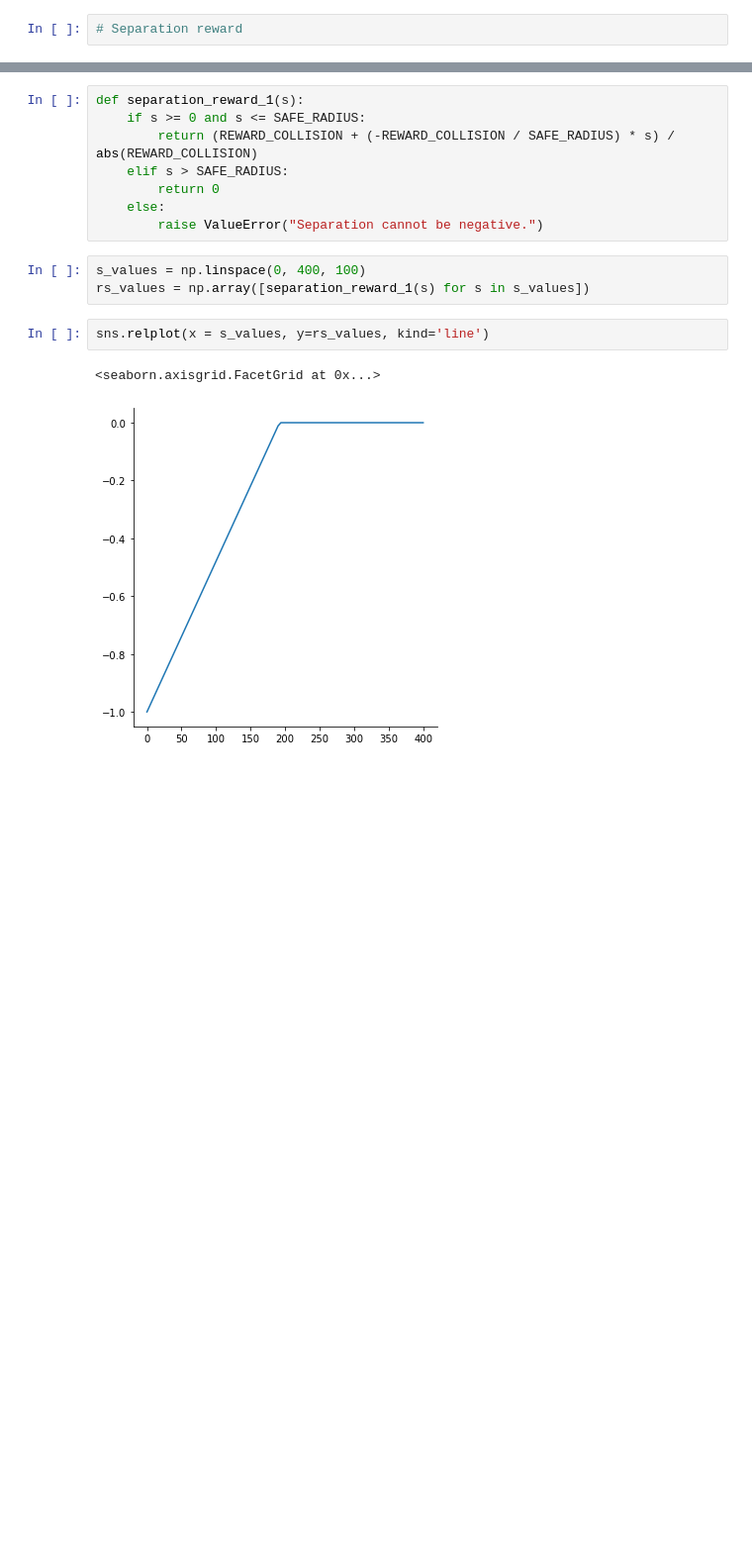
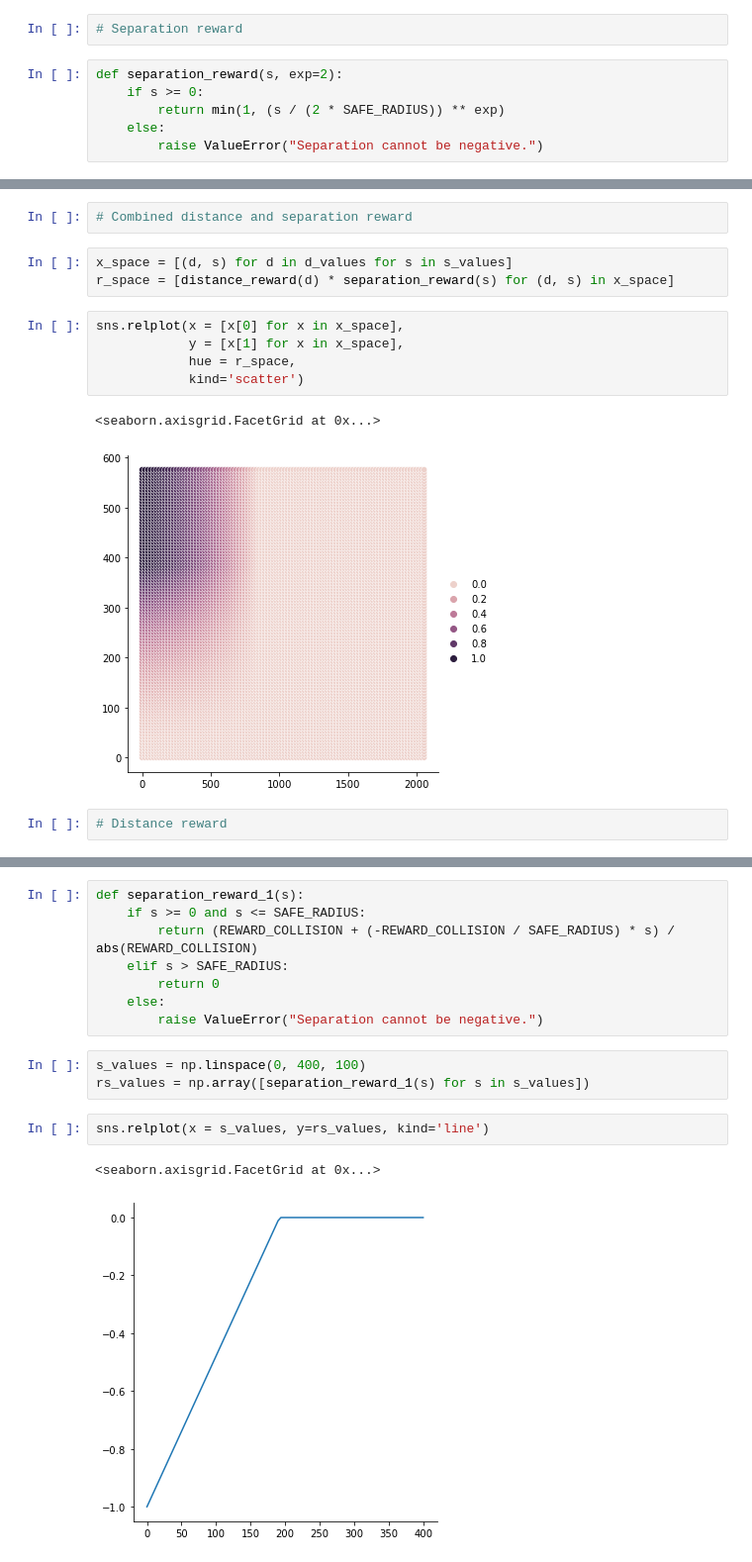
Before and after one commit to Christos-14/gym-ACAS2D, a Jupyter notebook: rewards.ipynb, the cells around one changed output, grey strips where cells are left out. Shown at 99% size. Cells and saved outputs as stored; diff of their text form; blank space fills up the shorter version.

```diff
--- a/rewards.ipynb
+++ b/rewards.ipynb
@@ -23,2 +78,8 @@ d_separation_max = np.sqrt(WIDTH**2 + HEIGHT**2) + (2 * (AIRSPEED / FPS) * MAX_S
 # %%
 # Separation reward
+# %%
+def separation_reward(s, exp=2):
+    if s >= 0:
+        return min(1, (s / (2 * SAFE_RADIUS)) ** exp)
+    else:
+        raise ValueError("Separation cannot be negative.")
@@ -24,0 +114,15 @@ d_separation_max = np.sqrt(WIDTH**2 + HEIGHT**2) + (2 * (AIRSPEED / FPS) * MAX_S
+# %%
+# Combined distance and separation reward
+# %%
+x_space = [(d, s) for d in d_values for s in s_values]
+r_space = [distance_reward(d) * separation_reward(s) for (d, s) in x_space]
+# %%
+sns.relplot(x = [x[0] for x in x_space],
+            y = [x[1] for x in x_space],
+            hue = r_space,
+            kind='scatter')
+# %% [output]
+<seaborn.axisgrid.FacetGrid at 0x...>
+[figure, added]
+# %%
+# Distance reward
```
Also changed, not shown: parts of 41 cells of this notebook, 5 other files.
